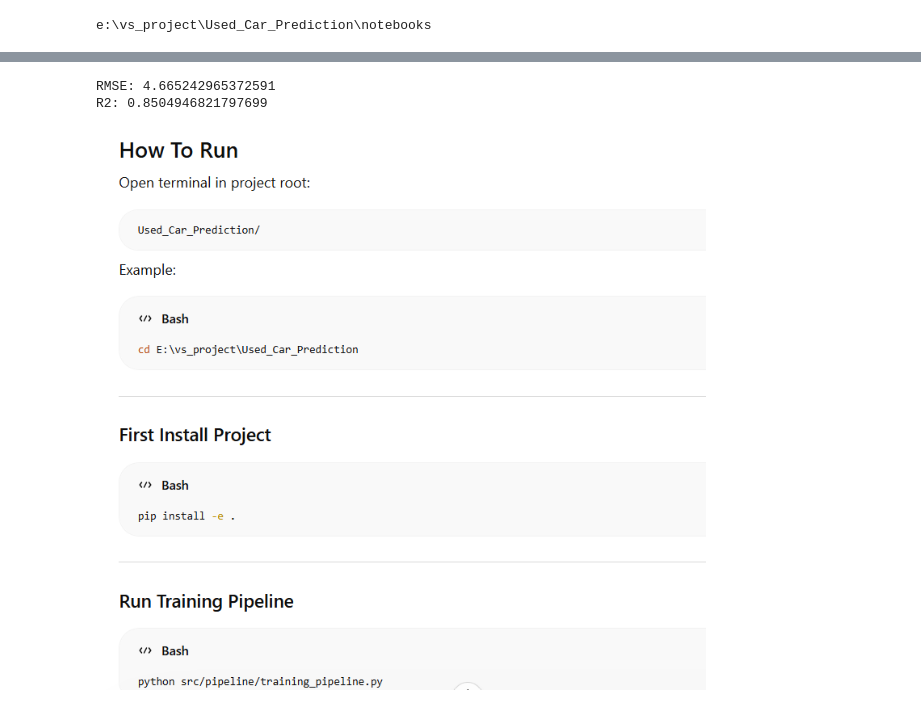
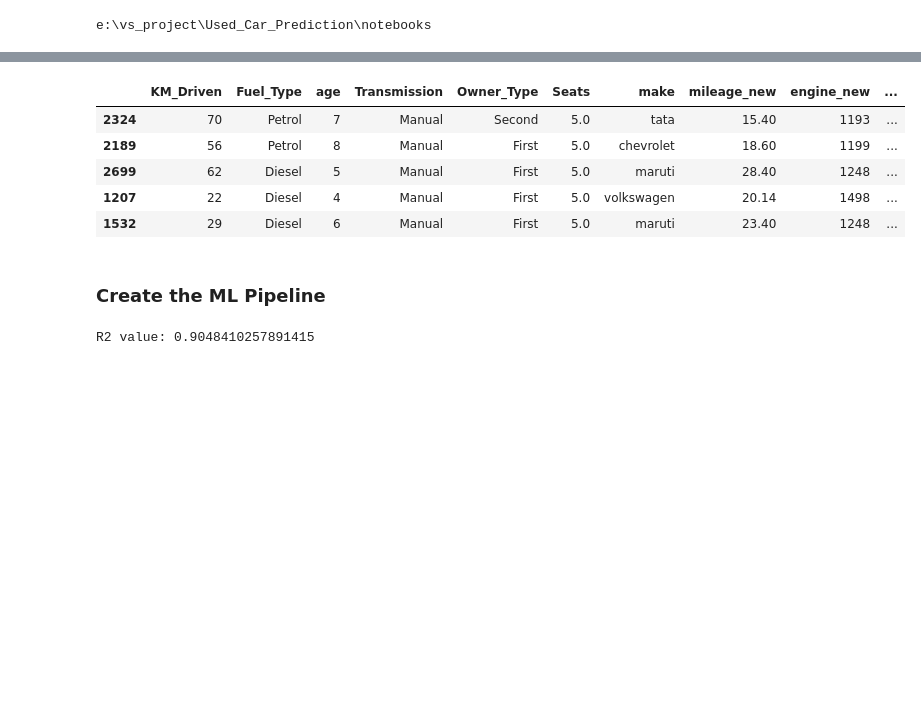
Before and after one commit to ManishKumar-4/Used_Car_Prediction, a Jupyter notebook: notebooks/used_car_MLflow.ipynb, the cells around one changed output, grey strips where cells are left out. Saved outputs shown, nothing was run; the diff lists cells and outputs as text; code cells hidden in the pictures; blank space fills up the shorter version.

```diff
--- a/notebooks/used_car_MLflow.ipynb
+++ b/notebooks/used_car_MLflow.ipynb
@@ -131,0 +124,3 @@ df_raw.head(1)
+# %%
+df_raw=df_raw.drop_duplicates()
+df_raw.shape
@@ -132,2 +129,7 @@ df_raw.head(1)
+# %%
+x_columns = ['KM_Driven', 'Fuel_Type', 'age',
+              'Transmission', 'Owner_Type', 'Seats',
+              'make', 'mileage_new', 'engine_new', 'model',
+              'power_new', 'Location']
 # %%
-cars_df = df_raw[x_columns + ['Price']].dropna()
+df_raw = df_raw[x_columns + ['Price']].dropna()
@@ -410,5 +142,7 @@ num_features
 # %%
-train, test = train_test_split(cars_df,train_size = 0.8,random_state = 42)
+train, test = train_test_split(df_raw,
+                               train_size = 0.8,
+                               random_state = 100)
 # %%
 train.shape
 # %% [output]
@@ -420,2 +154,11 @@ test.shape
+# %%
+train.head()
+# %% [output]
+|  | KM_Driven | Fuel_Type | age | Transmission | Owner_Type | Seats | make | mileage_new | engine_new | ... |
+| 2324 | 70 | Petrol | 7 | Manual | Second | 5.0 | tata | 15.40 | 1193 | ... |
+| 2189 | 56 | Petrol | 8 | Manual | First | 5.0 | chevrolet | 18.60 | 1199 | ... |
+| 2699 | 62 | Diesel | 5 | Manual | First | 5.0 | maruti | 28.40 | 1248 | ... |
+| 1207 | 22 | Diesel | 4 | Manual | First | 5.0 | volkswagen | 20.14 | 1498 | ... |
+| 1532 | 29 | Diesel | 6 | Manual | First | 5.0 | maruti | 23.40 | 1248 | ... |
 # %%
 from sklearn.ensemble import GradientBoostingRegressor
@@ -422,3 +166,5 @@ from sklearn.ensemble import GradientBoostingRegressor
+# %% [markdown]
+### Create the ML Pipeline
 # %%
 numeric_transformer = Pipeline(steps=[('scaler', StandardScaler())])
 
@@ -444,8 +194,4 @@ r2 = r2_score(test['Price'], reg.predict(test[x_columns_new]))
 # %%
-print("RMSE:", rmse)
-print("R2:",r2)
+print("R2 value:",r2)
 # %% [output]
-RMSE: 4.665242965372591
-R2: 0.8504946821797699
+R2 value: 0.9048410257891415
-# %% [markdown]
-![image.png](attachment:image.png)
```
Also changed, not shown: parts of 55 cells of this notebook, 1 other file.
